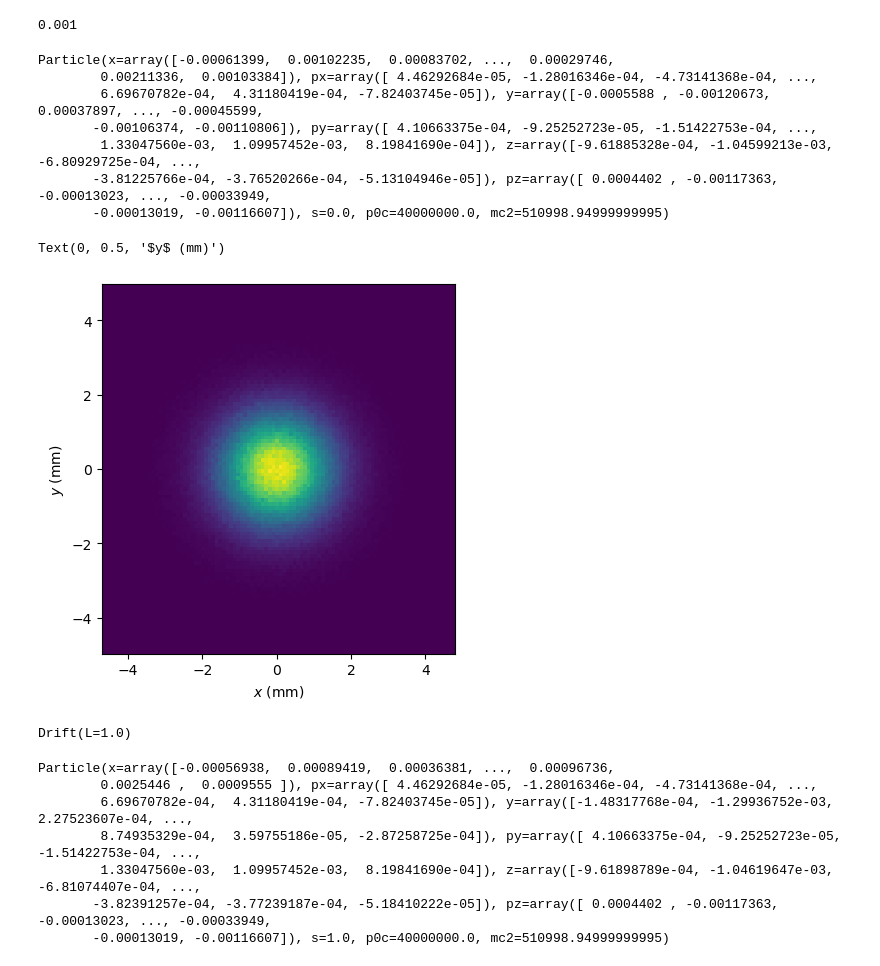
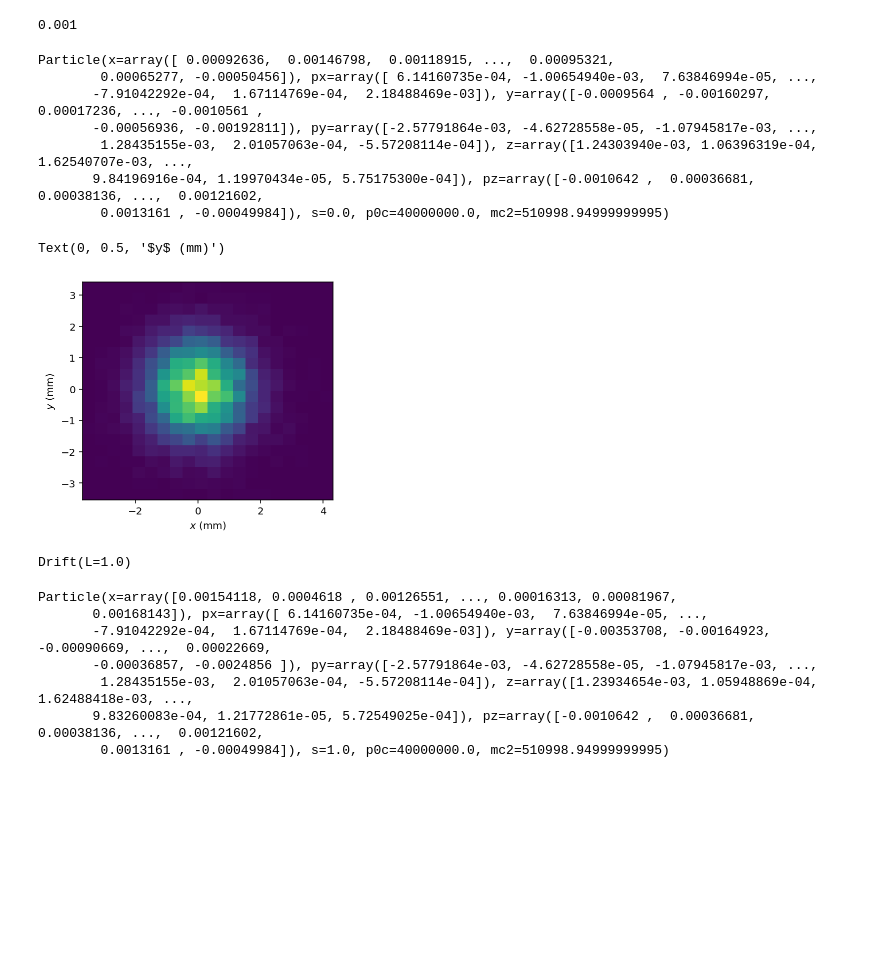
Before and after one commit to bmad-sim/Bmad-X, a Jupyter notebook: docs/examples/basic/basic-tracking.ipynb, the cells around one changed output. Drawn from its saved outputs; the diff is of its cells as text; code cells hidden in the pictures; blank space fills up the shorter version.

```diff
--- a/docs/examples/basic/basic-tracking.ipynb
+++ b/docs/examples/basic/basic-tracking.ipynb
@@ -25,7 +24,7 @@ p.x
 0.001
 # %%
 # Create particle beam
-n_particles = 1_000_000 # number of particles in beam
+n_particles = 10_000 # number of particles in beam
 coords = np.random.multivariate_normal(mean = np.zeros(6),
                                        cov = 1e-6*np.identity(6),
                                        size = n_particles
@@ -33,23 +32,23 @@ coords = np.random.multivariate_normal(mean = np.zeros(6),
 beam = Particle(*coords.T, s, p0c, M_ELECTRON)
 beam
 # %% [output]
-Particle(x=array([-0.00061399,  0.00102235,  0.00083702, ...,  0.00029746,
-        0.00211336,  0.00103384]), px=array([ 4.46292684e-05, -1.28016346e-04, -4.73141368e-04, ...,
-        6.69670782e-04,  4.31180419e-04, -7.82403745e-05]), y=array([-0.0005588 , -0.00120673,  0.00037897, ..., -0.00045599,
-       -0.00106374, -0.00110806]), py=array([ 4.10663375e-04, -9.25252723e-05, -1.51422753e-04, ...,
-        1.33047560e-03,  1.09957452e-03,  8.19841690e-04]), z=array([-9.61885328e-04, -1.04599213e-03, -6.80929725e-04, ...,
-       -3.81225766e-04, -3.76520266e-04, -5.13104946e-05]), pz=array([ 0.0004402 , -0.00117363, -0.00013023, ..., -0.00033949,
-       -0.00013019, -0.00116607]), s=0.0, p0c=40000000.0, mc2=510998.94999999995)
+Particle(x=array([ 0.00092636,  0.00146798,  0.00118915, ...,  0.00095321,
+        0.00065277, -0.00050456]), px=array([ 6.14160735e-04, -1.00654940e-03,  7.63846994e-05, ...,
+       -7.91042292e-04,  1.67114769e-04,  2.18488469e-03]), y=array([-0.0009564 , -0.00160297,  0.00017236, ..., -0.0010561 ,
+       -0.00056936, -0.00192811]), py=array([-2.57791864e-03, -4.62728558e-05, -1.07945817e-03, ...,
+        1.28435155e-03,  2.01057063e-04, -5.57208114e-04]), z=array([1.24303940e-03, 1.06396319e-04, 1.62540707e-03, ...,
+       9.84196916e-04, 1.19970434e-05, 5.75175300e-04]), pz=array([-0.0010642 ,  0.00036681,  0.00038136, ...,  0.00121602,
+        0.0013161 , -0.00049984]), s=0.0, p0c=40000000.0, mc2=510998.94999999995)
 # %%
 # plot beam x,y histogram:
 fig, ax = plt.subplots()
-ax.hist2d(beam.x*1e3, beam.y*1e3, bins=(100,100))
+ax.hist2d(beam.x*1e3, beam.y*1e3, bins=(20,20))
 ax.set_aspect('equal')
 ax.set_xlabel(r'$x$ (mm)')
 ax.set_ylabel(r'$y$ (mm)')
 # %% [output]
 Text(0, 0.5, '$y$ (mm)')
-[figure, old version]
+[figure, new version]
 # %%
 # Create a drift element:
 from bmadx import Drift
@@ -65,13 +64,13 @@ from bmadx import track_element
 
 track_element(beam, d) # returns outgoing particle beam
 # %% [output]
-Particle(x=array([-0.00056938,  0.00089419,  0.00036381, ...,  0.00096736,
-        0.0025446 ,  0.0009555 ]), px=array([ 4.46292684e-05, -1.28016346e-04, -4.73141368e-04, ...,
-        6.69670782e-04,  4.31180419e-04, -7.82403745e-05]), y=array([-1.48317768e-04, -1.29936752e-03,  2.27523607e-04, ...,
-        8.74935329e-04,  3.59755186e-05, -2.87258725e-04]), py=array([ 4.10663375e-04, -9.25252723e-05, -1.51422753e-04, ...,
-        1.33047560e-03,  1.09957452e-03,  8.19841690e-04]), z=array([-9.61898789e-04, -1.04619647e-03, -6.81074407e-04, ...,
-       -3.82391257e-04, -3.77239187e-04, -5.18410222e-05]), pz=array([ 0.0004402 , -0.00117363, -0.00013023, ..., -0.00033949,
-       -0.00013019, -0.00116607]), s=1.0, p0c=40000000.0, mc2=510998.94999999995)
+Particle(x=array([0.00154118, 0.0004618 , 0.00126551, ..., 0.00016313, 0.00081967,
+       0.00168143]), px=array([ 6.14160735e-04, -1.00654940e-03,  7.63846994e-05, ...,
+       -7.91042292e-04,  1.67114769e-04,  2.18488469e-03]), y=array([-0.00353708, -0.00164923, -0.00090669, ...,  0.00022669,
+       -0.00036857, -0.0024856 ]), py=array([-2.57791864e-03, -4.62728558e-05, -1.07945817e-03, ...,
+        1.28435155e-03,  2.01057063e-04, -5.57208114e-04]), z=array([1.23934654e-03, 1.05948869e-04, 1.62488418e-03, ...,
+       9.83260083e-04, 1.21772861e-05, 5.72549025e-04]), pz=array([-0.0010642 ,  0.00036681,  0.00038136, ...,  0.00121602,
+        0.0013161 , -0.00049984]), s=1.0, p0c=40000000.0, mc2=510998.94999999995)
 # %%
 # Create a quarupole element:
 from bmadx import Quadrupole
```
Also changed, not shown: parts of 18 cells of this notebook, 3 other files.
